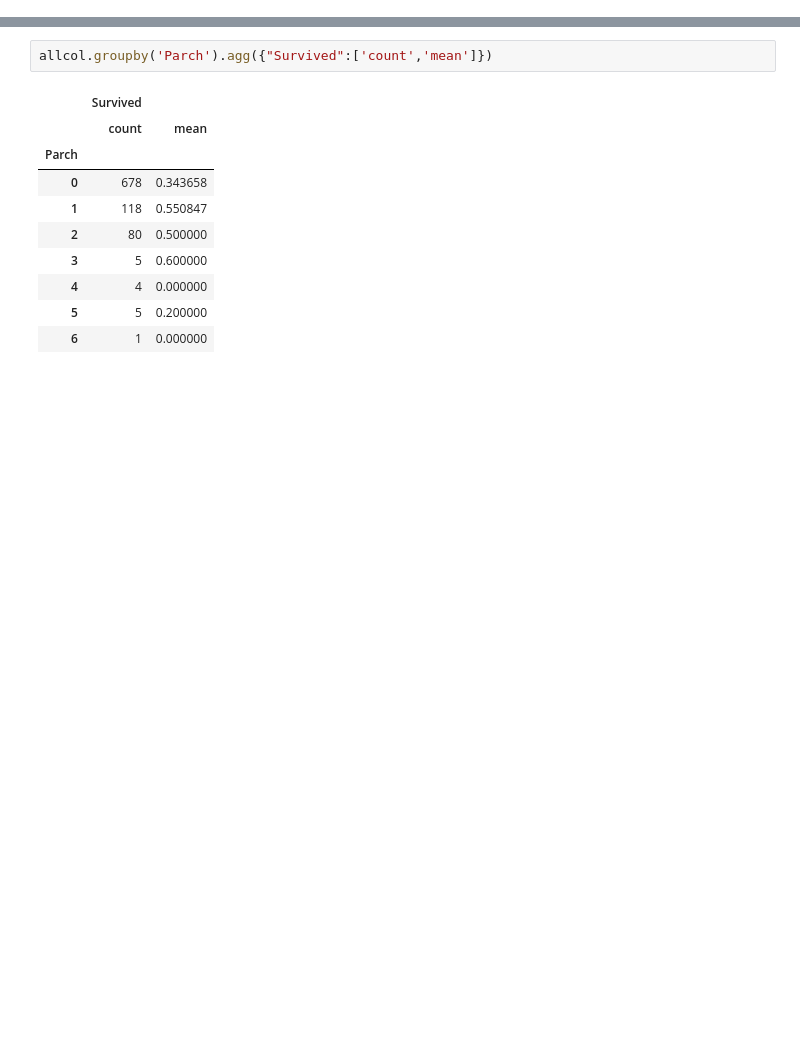
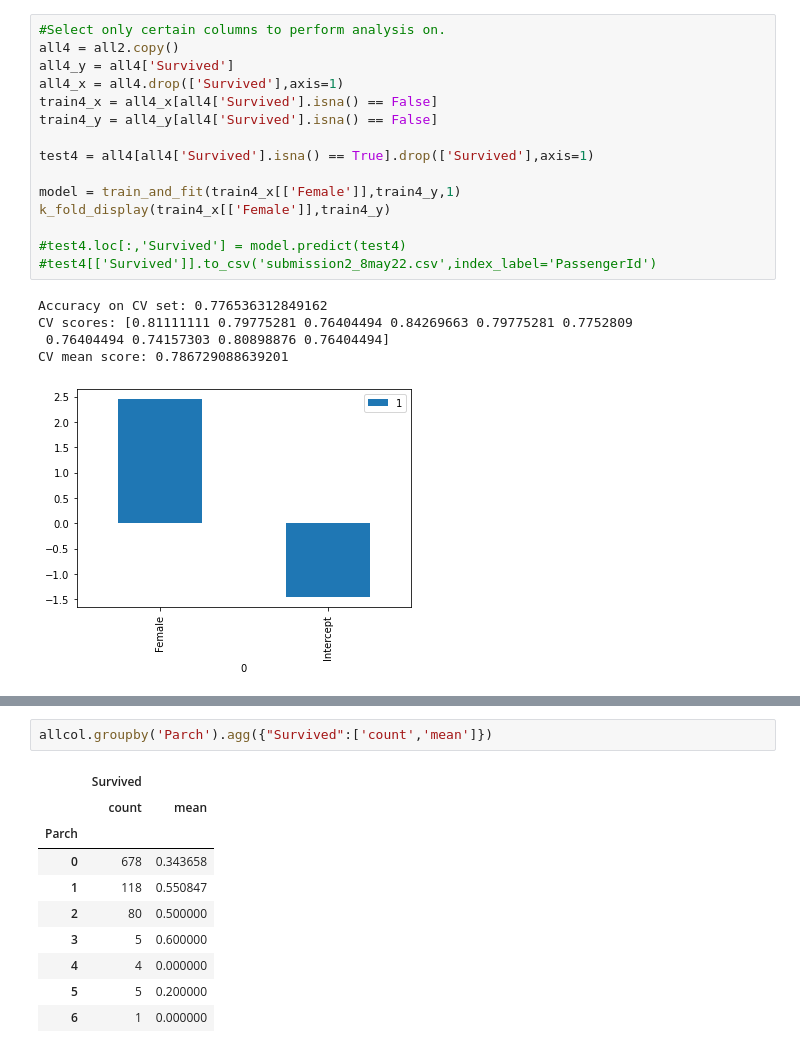
Before and after one commit to pdigiacomo20/KaggleTitanic, a Jupyter notebook: titanic_1.ipynb, the cells around one changed output, grey strips where cells are left out. Drawn from its saved outputs; the diff is of its cells as text; blank space fills up the shorter version.

```diff
--- a/titanic_1.ipynb
+++ b/titanic_1.ipynb
@@ -76,0 +158,21 @@ from sklearn.model_selection import train_test_split
+# %%
+#Select only certain columns to perform analysis on.
+all4 = all2.copy()
+all4_y = all4['Survived']
+all4_x = all4.drop(['Survived'],axis=1)
+train4_x = all4_x[all4['Survived'].isna() == False]
+train4_y = all4_y[all4['Survived'].isna() == False]
+
+test4 = all4[all4['Survived'].isna() == True].drop(['Survived'],axis=1)
+
+model = train_and_fit(train4_x[['Female']],train4_y,1)
+k_fold_display(train4_x[['Female']],train4_y)
+
+#test4.loc[:,'Survived'] = model.predict(test4)
+#test4[['Survived']].to_csv('submission2_8may22.csv',index_label='PassengerId')
+# %% [output]
+Accuracy on CV set: 0.776536312849162
+CV scores: [0.81111111 0.79775281 0.76404494 0.84269663 0.79775281 0.7752809
+ 0.76404494 0.74157303 0.80898876 0.76404494]
+CV mean score: 0.786729088639201
+[figure, added]
```
Also changed, not shown: parts of 24 cells of this notebook.
